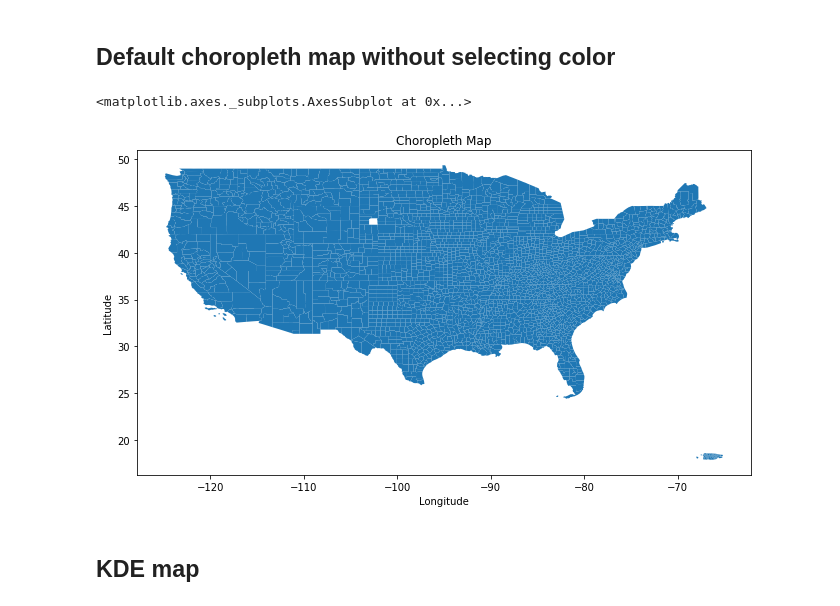
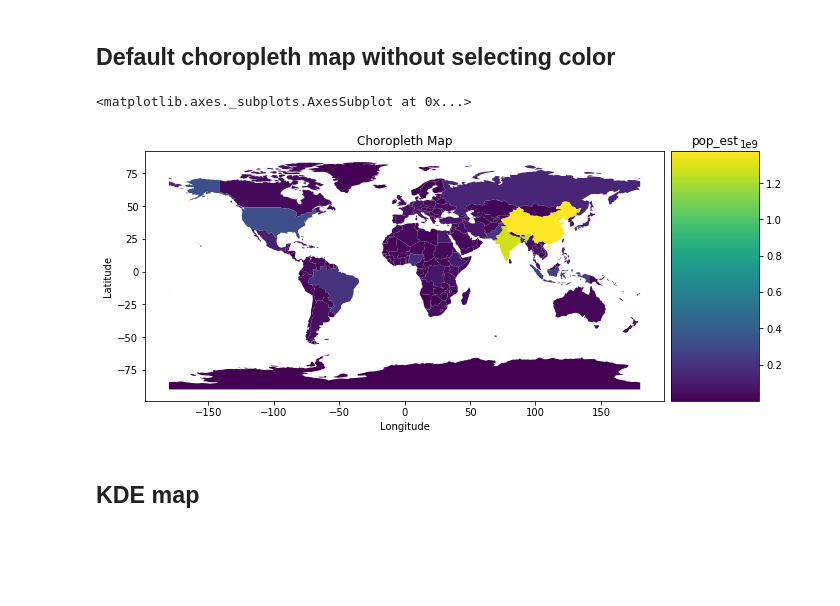
Before and after one commit to data-describe/data-describe, a Jupyter notebook: notebooks/Geospatial Analysis.ipynb, the cells around one changed output. Drawn from its saved outputs; the diff is of its cells as text; code cells hidden in the pictures; blank space fills up the shorter version.

```diff
--- a/notebooks/Geospatial Analysis.ipynb
+++ b/notebooks/Geospatial Analysis.ipynb
@@ -34,9 +24,9 @@ maps(geo,color="ALAND")
 # %% [markdown]
 ## Default choropleth map without selecting color
-# %%
-maps(geo)
-# %% [output]
-<matplotlib.axes._subplots.AxesSubplot at 0x...>
-[figure, removed]
+# %%
+maps(world, color="pop_est")
+# %% [output]
+<matplotlib.axes._subplots.AxesSubplot at 0x...>
+[figure, added]
 # %% [markdown]
 ## KDE map
```
Also changed, not shown: parts of 8 cells of this notebook, 11 other files.
